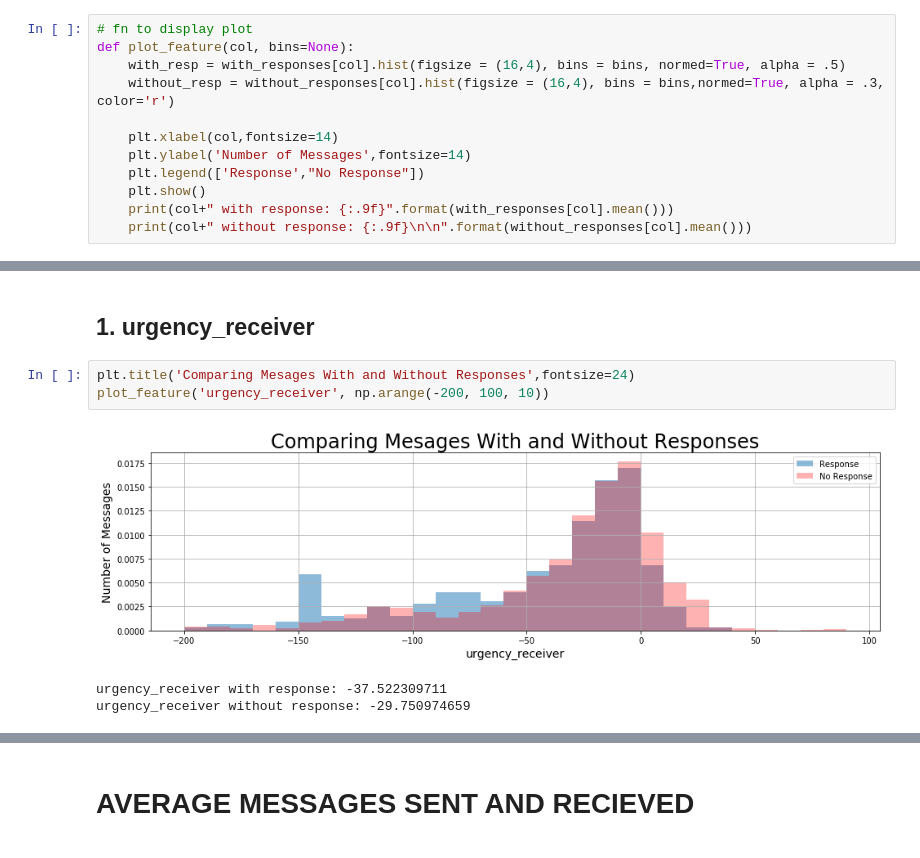
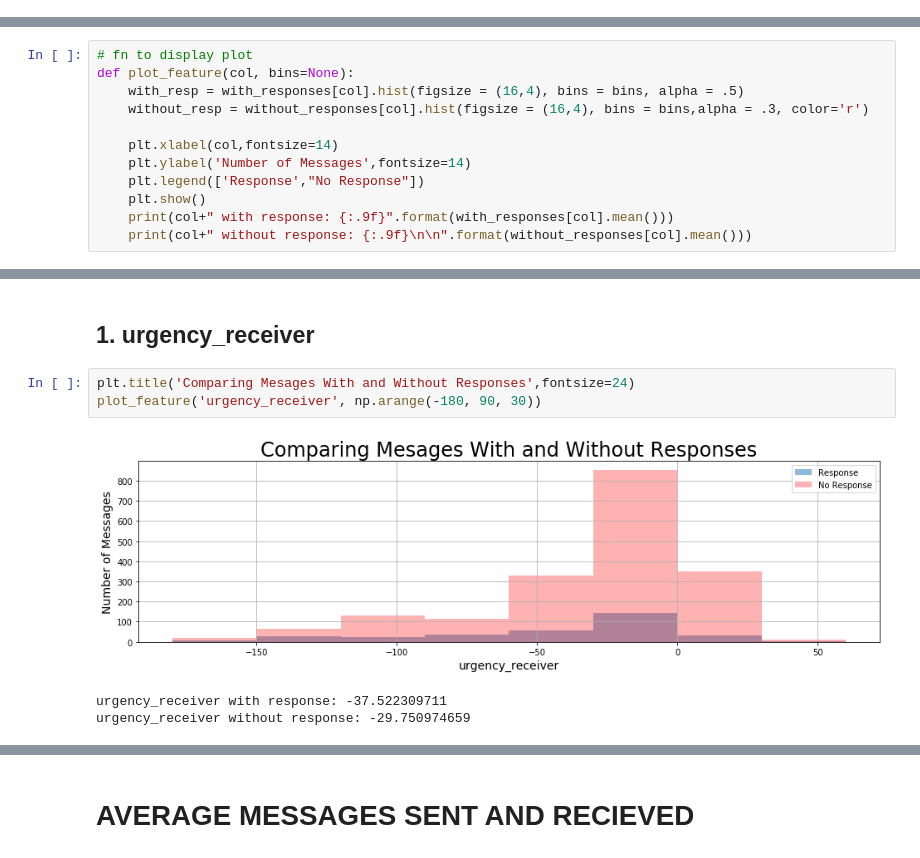
Before and after one commit to rczyrnik/Find-A-Flatmate, a Jupyter notebook: 0_eda_messages.ipynb, the cells around one changed output, grey strips where cells are left out. Saved outputs shown, nothing was run; the diff lists cells and outputs as text.

```diff
--- a/0_eda_messages.ipynb
+++ b/0_eda_messages.ipynb
@@ -37,15 +35,3 @@ Make sure we're not using ECT data
-# %%
-# fn to display plot
-def plot_feature(col, bins=None):
-    with_resp = with_responses[col].hist(figsize = (16,4), bins = bins, normed=True, alpha = .5)
-    without_resp = without_responses[col].hist(figsize = (16,4), bins = bins,normed=True, alpha = .3, color='r')
-
-    plt.xlabel(col,fontsize=14)
-    plt.ylabel('Number of Messages',fontsize=14)
-    plt.legend(['Response',"No Response"])
-    plt.show()
-    print(col+" with response: {:.9f}".format(with_responses[col].mean()))
-    print(col+" without response: {:.9f}\n\n".format(without_responses[col].mean()))
 # %% [markdown]
 # Split into successful and unsuccessful
 # %%
@@ -58,11 +46,23 @@ without_responses.urgency_receiver = without_responses.urgency_receiver.apply(la
+# %%
+# fn to display plot
+def plot_feature(col, bins=None):
+    with_resp = with_responses[col].hist(figsize = (16,4), bins = bins, alpha = .5)
+    without_resp = without_responses[col].hist(figsize = (16,4), bins = bins,alpha = .3, color='r')
+
+    plt.xlabel(col,fontsize=14)
+    plt.ylabel('Number of Messages',fontsize=14)
+    plt.legend(['Response',"No Response"])
+    plt.show()
+    print(col+" with response: {:.9f}".format(with_responses[col].mean()))
+    print(col+" without response: {:.9f}\n\n".format(without_responses[col].mean()))
 # %% [markdown]
 # RESULTS FROM CONTINUOUS ANALYSIS
 # %% [markdown]
 ## 1. urgency_receiver
 # %%
 plt.title('Comparing Mesages With and Without Responses',fontsize=24)
-plot_feature('urgency_receiver', np.arange(-200, 100, 10))
+plot_feature('urgency_receiver', np.arange(-180, 90, 30))
 # %% [output]
-[figure, old version]
+[figure, new version]
 urgency_receiver with response: -37.522309711
 urgency_receiver without response: -29.750974659
```
Also changed, not shown: parts of 56 cells of this notebook, 10 other files.
